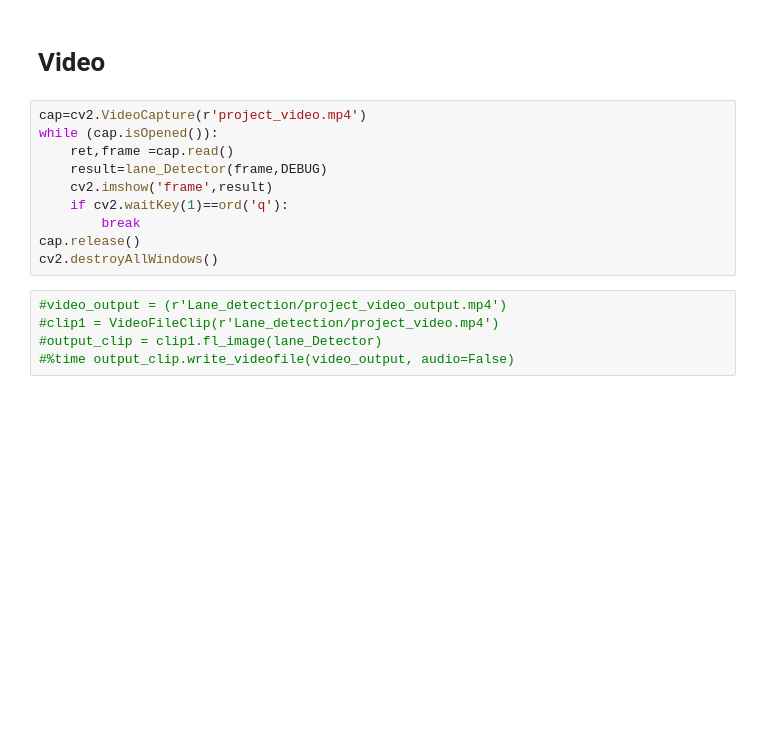
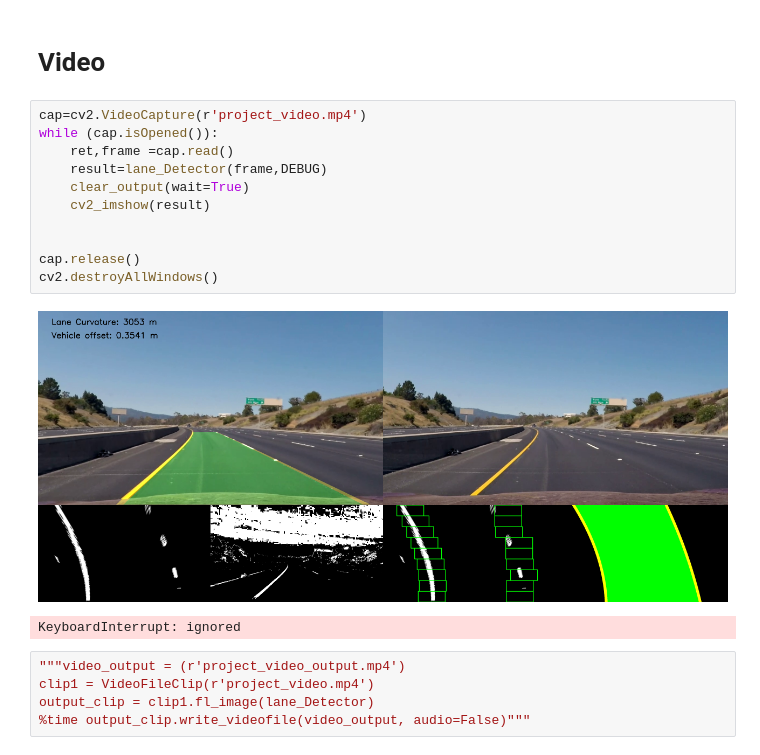
Before and after one commit to 7usseiny-eg/Lane_Detection_Project, a Jupyter notebook: lane_project.ipynb, the cells around one changed output. Drawn from its saved outputs; the diff is of its cells as text; blank space fills up the shorter version.

```diff
--- a/lane_project.ipynb
+++ b/lane_project.ipynb
@@ -409,15 +467,19 @@ cv2.destroyAllWindows()
 # %%
 cap=cv2.VideoCapture(r'project_video.mp4')
 while (cap.isOpened()):
     ret,frame =cap.read()
     result=lane_Detector(frame,DEBUG)
-    cv2.imshow('frame',result)
-    if cv2.waitKey(1)==ord('q'):
-        break
+    clear_output(wait=True)
+    cv2_imshow(result)
+
+
 cap.release()
 cv2.destroyAllWindows()
+# %% [output]
+[figure, added]
+KeyboardInterrupt: ignored
 # %%
-#video_output = (r'Lane_detection/project_video_output.mp4')
-#clip1 = VideoFileClip(r'Lane_detection/project_video.mp4')
-#output_clip = clip1.fl_image(lane_Detector)
-#%time output_clip.write_videofile(video_output, audio=False)
+"""video_output = (r'project_video_output.mp4')
+clip1 = VideoFileClip(r'project_video.mp4')
+output_clip = clip1.fl_image(lane_Detector)
+%time output_clip.write_videofile(video_output, audio=False)"""
```
Also changed, not shown: parts of 11 cells of this notebook.
